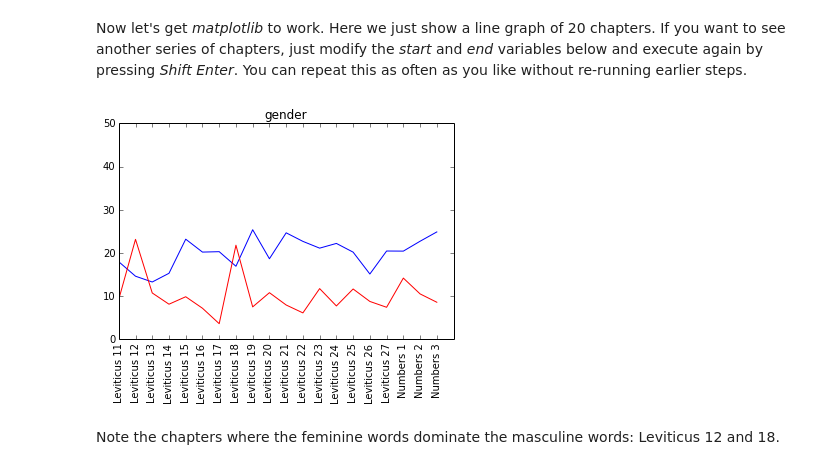
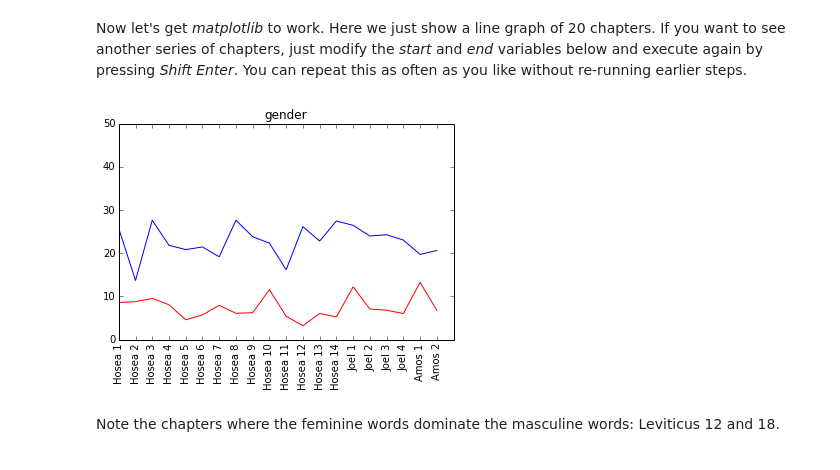
Before and after one commit to dirkroorda/laf-fabric, a Jupyter notebook: notebooks/gender.ipynb, the cells around one changed output. Drawn from its saved outputs; the diff is of its cells as text; code cells hidden in the pictures.

```diff
--- a/notebooks/gender.ipynb
+++ b/notebooks/gender.ipynb
@@ -378,17 +375,17 @@ just modify the *start* and *end* variables below and execute again by pressing
 You can repeat this as often as you like without re-running earlier steps.
 # %%
 x = range(len(ch))
-start = 100
-end = 120
+start = 500
+end = 520
 fig = plt.figure()
 plt.plot(x[start:end], m[start:end], 'b-', x[start:end], f[start:end], 'r-')
 plt.axis([start, end, 0, 50])
 plt.xticks(x[start:end], ch[start:end], rotation='vertical')
 plt.margins(0.2)
 plt.subplots_adjust(bottom=0.15);
 plt.title('gender');
 # %% [output]
-[figure, old version]
+[figure, new version]
 # %% [markdown]
 Note the chapters where the feminine words dominate the masculine words: Leviticus 12 and 18.
 # %% [markdown]
```
Also changed, not shown: parts of 5 cells of this notebook, 1 other file.
